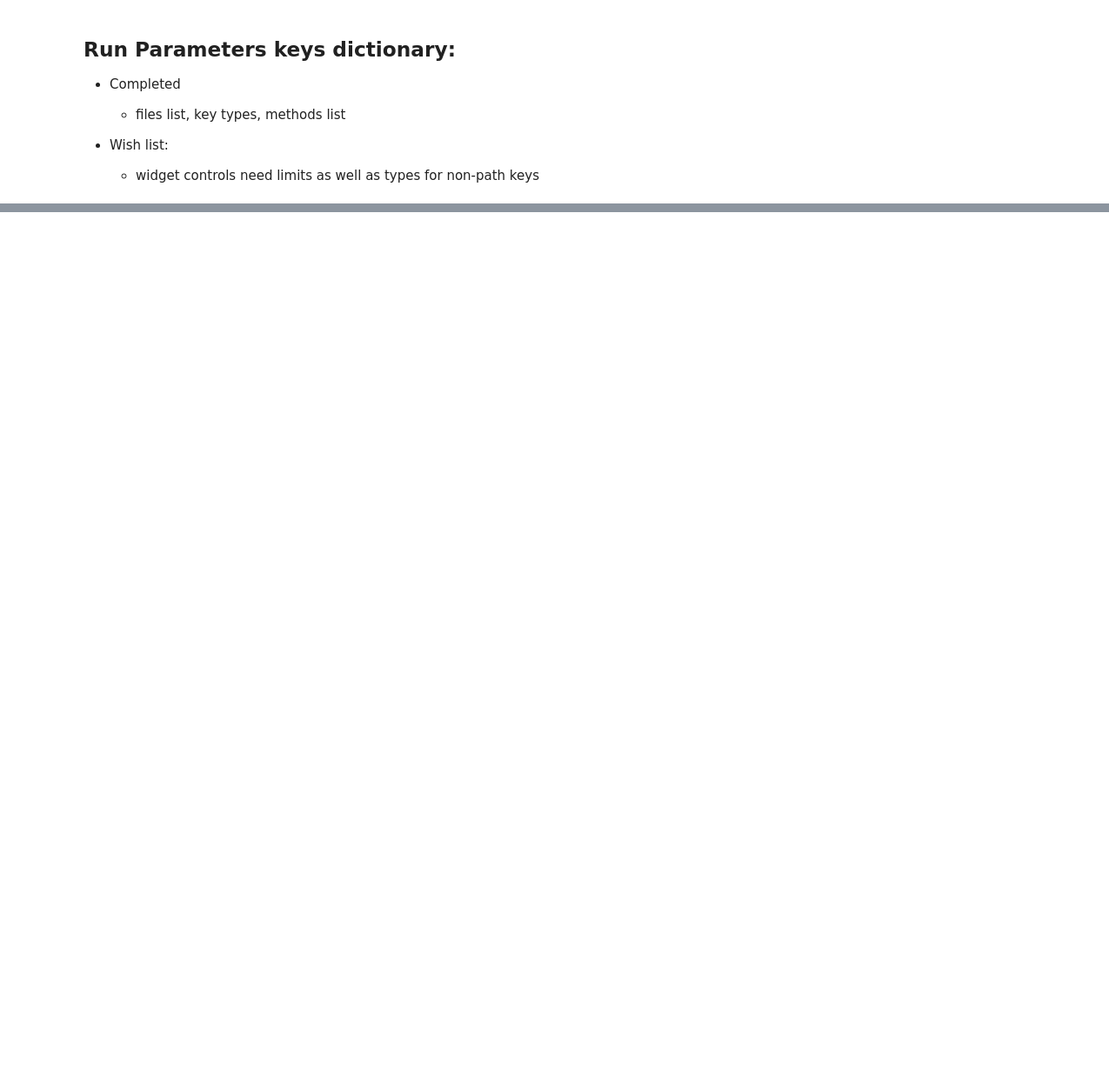
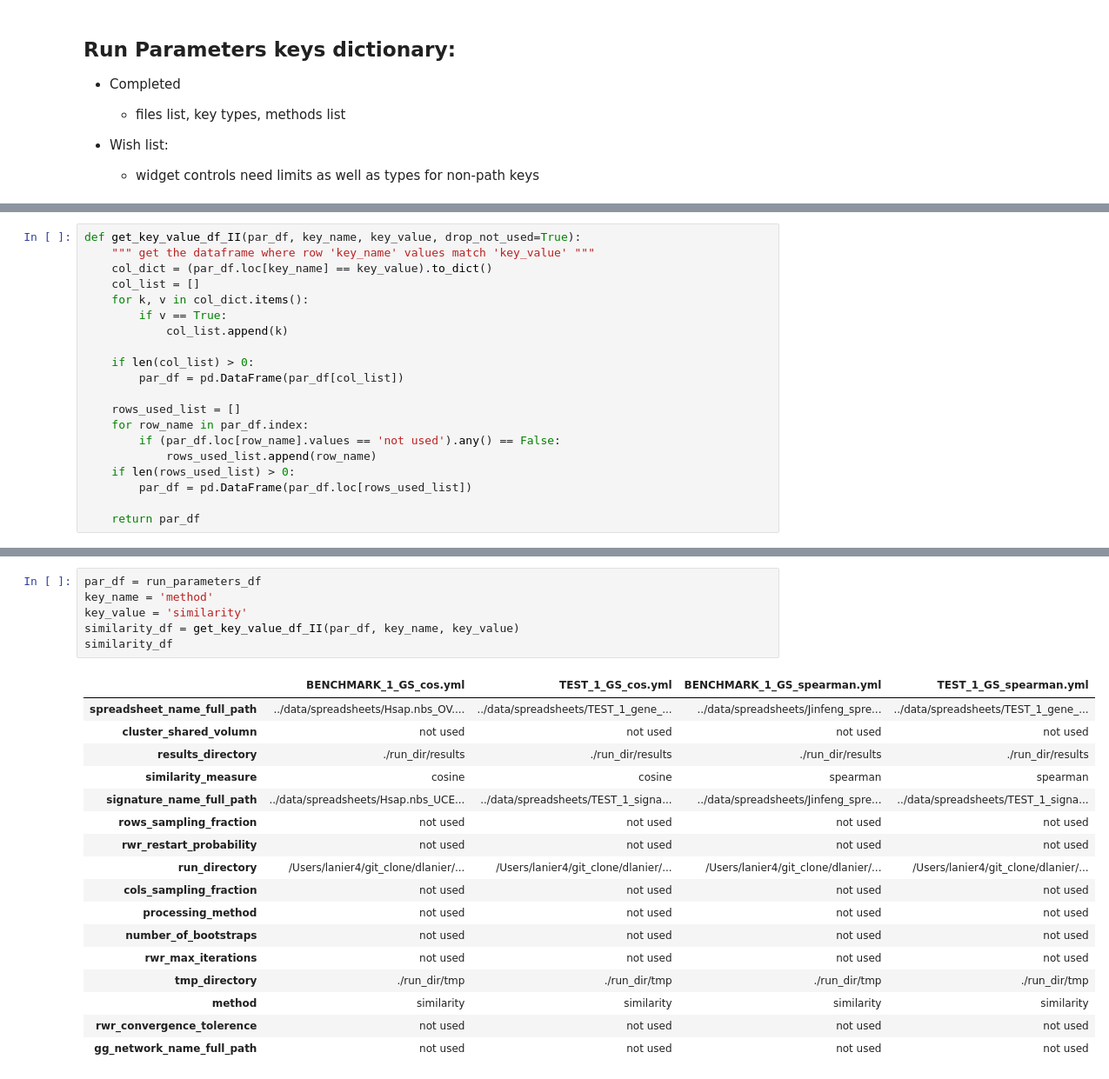
Before and after one commit to dlanier/notebooks_KnowEnG, a Jupyter notebook: signiture_analysis_notebook.ipynb, the cells around one changed output, grey strips where cells are left out. Shown at 87% size. Drawn from its saved outputs; the diff is of its cells as text; blank space fills up the shorter version.

Commit message:
add fcn get_key_value_df

```diff
--- a/signiture_analysis_notebook.ipynb
+++ b/signiture_analysis_notebook.ipynb
@@ -210,0 +213,20 @@ for m in methods_list:
+# %%
+def get_key_value_df_II(par_df, key_name, key_value, drop_not_used=True):
+    """ get the dataframe where row 'key_name' values match 'key_value' """
+    col_dict = (par_df.loc[key_name] == key_value).to_dict()
+    col_list = []
+    for k, v in col_dict.items():
+        if v == True:
+            col_list.append(k)
+
+    if len(col_list) > 0:
+        par_df = pd.DataFrame(par_df[col_list])
+
+    rows_used_list = []
+    for row_name in par_df.index:
+        if (par_df.loc[row_name].values == 'not used').any() == False:
+            rows_used_list.append(row_name)
+    if len(rows_used_list) > 0:
+        par_df = pd.DataFrame(par_df.loc[rows_used_list])
+
+    return par_df
@@ -210,0 +248,24 @@ for m in methods_list:
+# %%
+par_df = run_parameters_df
+key_name = 'method'
+key_value = 'similarity'
+similarity_df = get_key_value_df_II(par_df, key_name, key_value)
+similarity_df
+# %% [output]
+|  | BENCHMARK_1_GS_cos.yml | TEST_1_GS_cos.yml | BENCHMARK_1_GS_spearman.yml | TEST_1_GS_spearman.yml |
+| spreadsheet_name_full_path | ../data/spreadsheets/Hsap.nbs_OV.... | ../data/spreadsheets/TEST_1_gene_... | ../data/spreadsheets/Jinfeng_spre... | ../data/spreadsheets/TEST_1_gene_... |
+| cluster_shared_volumn | not used | not used | not used | not used |
+| results_directory | ./run_dir/results | ./run_dir/results | ./run_dir/results | ./run_dir/results |
+| similarity_measure | cosine | cosine | spearman | spearman |
+| signature_name_full_path | ../data/spreadsheets/Hsap.nbs_UCE... | ../data/spreadsheets/TEST_1_signa... | ../data/spreadsheets/Jinfeng_spre... | ../data/spreadsheets/TEST_1_signa... |
+| rows_sampling_fraction | not used | not used | not used | not used |
+| rwr_restart_probability | not used | not used | not used | not used |
+| run_directory | /Users/lanier4/git_clone/dlanier/... | /Users/lanier4/git_clone/dlanier/... | /Users/lanier4/git_clone/dlanier/... | /Users/lanier4/git_clone/dlanier/... |
+| cols_sampling_fraction | not used | not used | not used | not used |
+| processing_method | not used | not used | not used | not used |
+| number_of_bootstraps | not used | not used | not used | not used |
+| rwr_max_iterations | not used | not used | not used | not used |
+| tmp_directory | ./run_dir/tmp | ./run_dir/tmp | ./run_dir/tmp | ./run_dir/tmp |
+| method | similarity | similarity | similarity | similarity |
+| rwr_convergence_tolerence | not used | not used | not used | not used |
+| gg_network_name_full_path | not used | not used | not used | not used |
```
Also changed, not shown: parts of 7 cells of this notebook, 1 other file.
